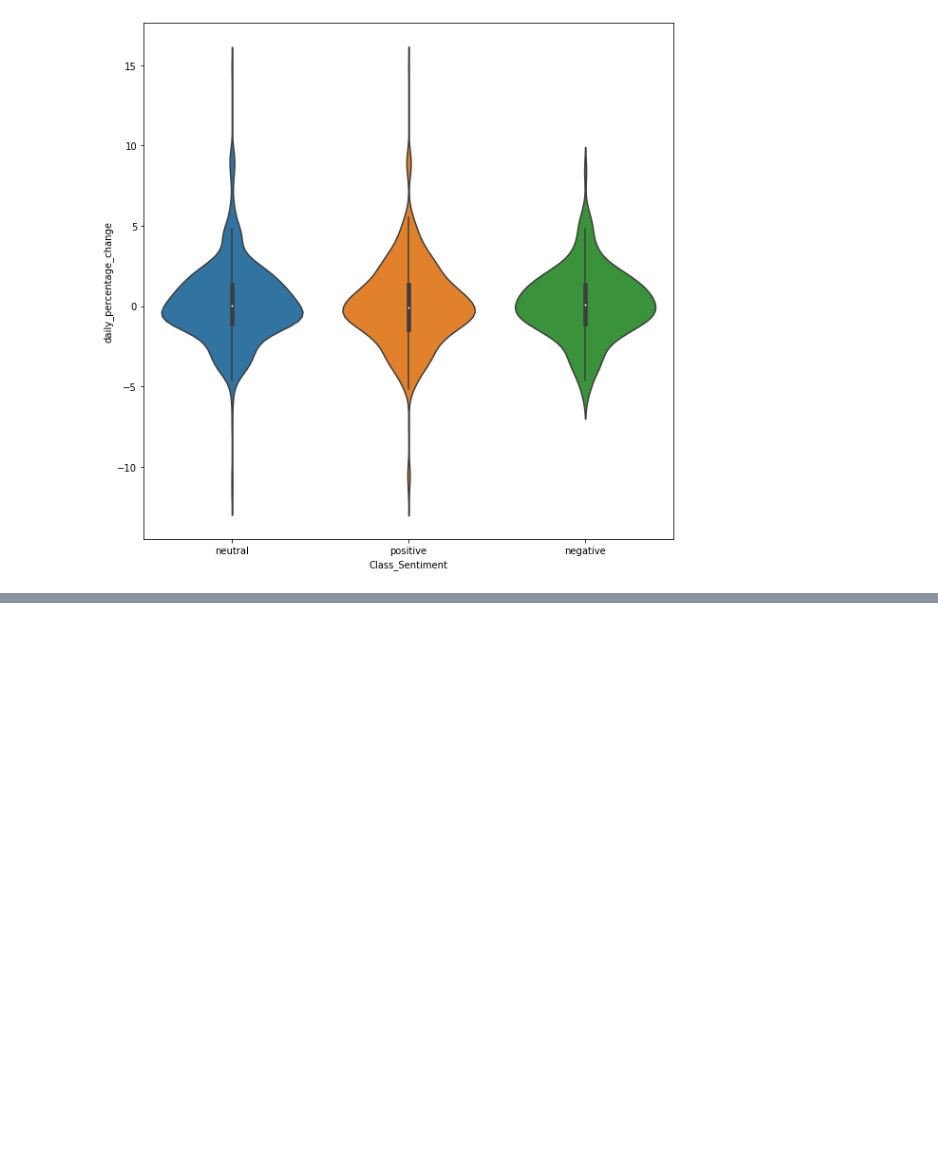
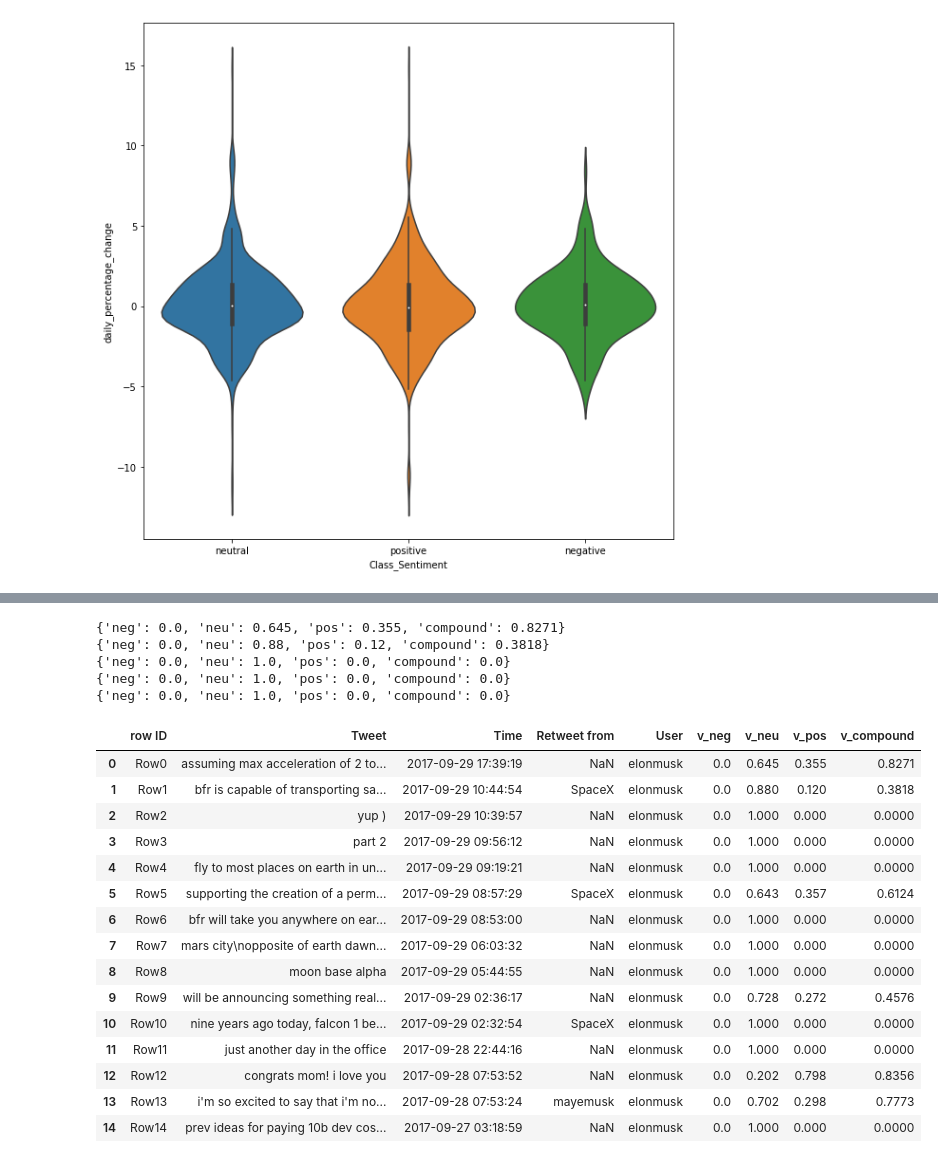
Before and after one commit to JFCherry/Insight-Data-Science-Project, a Jupyter notebook: Muskometer_EDA.ipynb, the cells around one changed output, grey strips where cells are left out. Saved outputs shown, nothing was run; the diff lists cells and outputs as text; code cells hidden in the pictures; blank space fills up the shorter version.

Commit message:
Adding Vader functionality to the NLP

```diff
--- a/Muskometer_EDA.ipynb
+++ b/Muskometer_EDA.ipynb
@@ -324,0 +371,37 @@ sbn.violinplot(x=tweets_and_stocks_df.Class_Sentiment, y=tweets_and_stocks_df.da
+# %%
+for tweet in tweets_clean_df.head().Tweet:
+    ps = sid.polarity_scores(tweet)
+    print(ps)
+# %% [output]
+{'neg': 0.0, 'neu': 0.645, 'pos': 0.355, 'compound': 0.8271}
+{'neg': 0.0, 'neu': 0.88, 'pos': 0.12, 'compound': 0.3818}
+{'neg': 0.0, 'neu': 1.0, 'pos': 0.0, 'compound': 0.0}
+{'neg': 0.0, 'neu': 1.0, 'pos': 0.0, 'compound': 0.0}
+{'neg': 0.0, 'neu': 1.0, 'pos': 0.0, 'compound': 0.0}
+# %%
+def apply_vader(tweet,category): #gives back the float value of the vader sentiment
+    return sid.polarity_scores(tweet)[category]
+# %%
+v_cats = ['neg','neu','pos','compound']
+# %%
+for cat in v_cats: #iterates over the
+    tweets_clean_df['v_'+cat] = tweets_clean_df.apply(lambda row : apply_vader(row['Tweet'],cat), axis=1)
+# %%
+tweets_clean_df.head(15)
+# %% [output]
+|  | row ID | Tweet | Time | Retweet from | User | v_neg | v_neu | v_pos | v_compound |
+| 0 | Row0 | assuming max acceleration of 2 to... | 2017-09-29 17:39:19 | NaN | elonmusk | 0.0 | 0.645 | 0.355 | 0.8271 |
+| 1 | Row1 | bfr is capable of transporting sa... | 2017-09-29 10:44:54 | SpaceX | elonmusk | 0.0 | 0.880 | 0.120 | 0.3818 |
+| 2 | Row2 | yup ) | 2017-09-29 10:39:57 | NaN | elonmusk | 0.0 | 1.000 | 0.000 | 0.0000 |
+| 3 | Row3 | part 2 | 2017-09-29 09:56:12 | NaN | elonmusk | 0.0 | 1.000 | 0.000 | 0.0000 |
+| 4 | Row4 | fly to most places on earth in un... | 2017-09-29 09:19:21 | NaN | elonmusk | 0.0 | 1.000 | 0.000 | 0.0000 |
+| 5 | Row5 | supporting the creation of a perm... | 2017-09-29 08:57:29 | SpaceX | elonmusk | 0.0 | 0.643 | 0.357 | 0.6124 |
+| 6 | Row6 | bfr will take you anywhere on ear... | 2017-09-29 08:53:00 | NaN | elonmusk | 0.0 | 1.000 | 0.000 | 0.0000 |
+| 7 | Row7 | mars city\nopposite of earth dawn... | 2017-09-29 06:03:32 | NaN | elonmusk | 0.0 | 1.000 | 0.000 | 0.0000 |
+| 8 | Row8 | moon base alpha | 2017-09-29 05:44:55 | NaN | elonmusk | 0.0 | 1.000 | 0.000 | 0.0000 |
+| 9 | Row9 | will be announcing something real... | 2017-09-29 02:36:17 | NaN | elonmusk | 0.0 | 0.728 | 0.272 | 0.4576 |
+| 10 | Row10 | nine years ago today, falcon 1 be... | 2017-09-29 02:32:54 | SpaceX | elonmusk | 0.0 | 1.000 | 0.000 | 0.0000 |
+| 11 | Row11 | just another day in the office | 2017-09-28 22:44:16 | NaN | elonmusk | 0.0 | 1.000 | 0.000 | 0.0000 |
+| 12 | Row12 | congrats mom! i love you | 2017-09-28 07:53:52 | NaN | elonmusk | 0.0 | 0.202 | 0.798 | 0.8356 |
+| 13 | Row13 | i'm so excited to say that i'm no... | 2017-09-28 07:53:24 | mayemusk | elonmusk | 0.0 | 0.702 | 0.298 | 0.7773 |
+| 14 | Row14 | prev ideas for paying 10b dev cos... | 2017-09-27 03:18:59 | NaN | elonmusk | 0.0 | 1.000 | 0.000 | 0.0000 |
```
Also changed, not shown: parts of 7 cells of this notebook.
